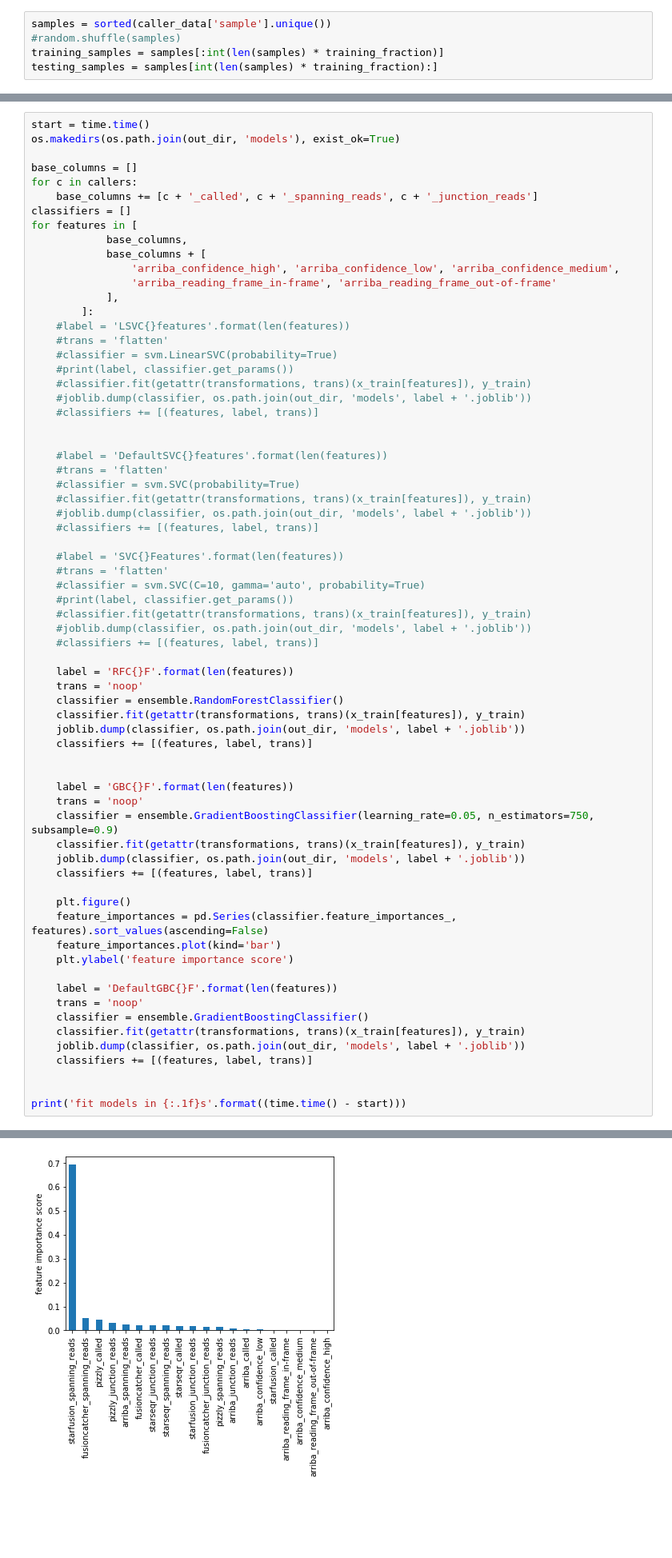
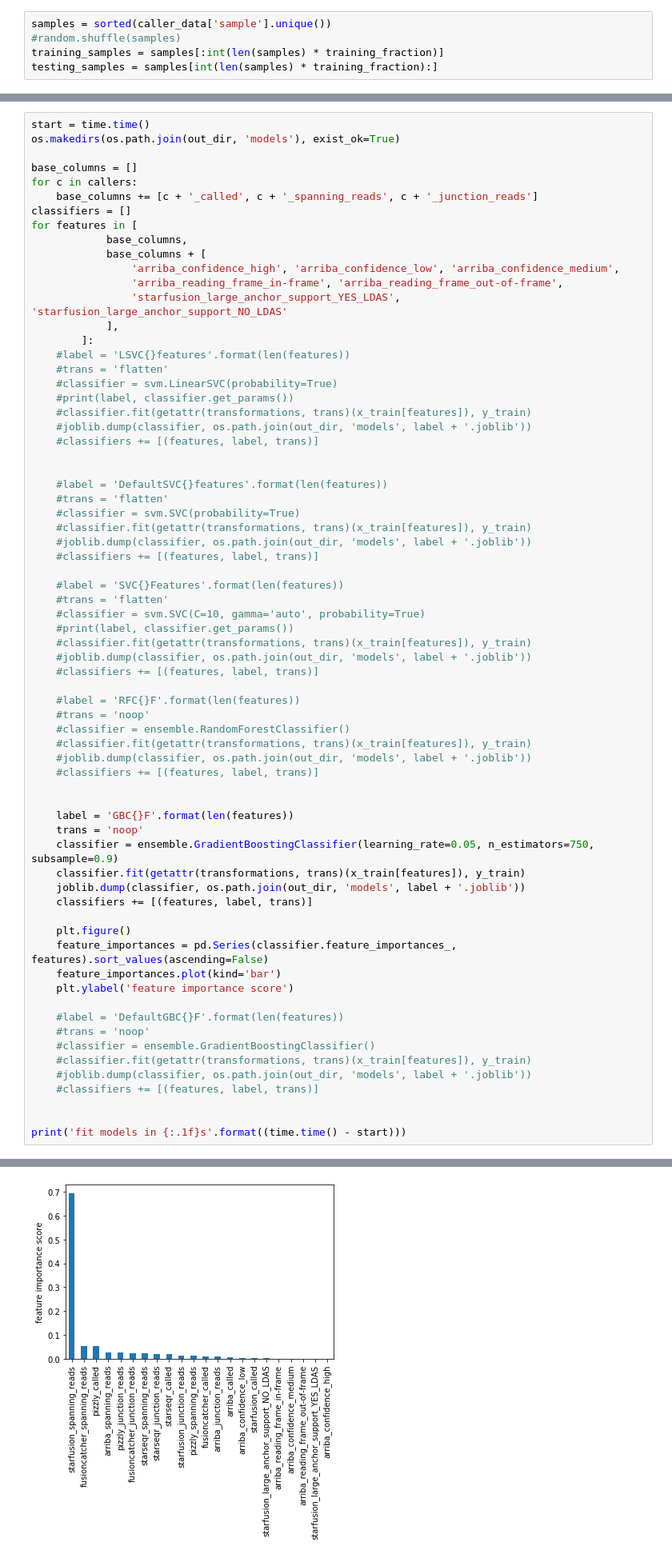
Before and after one commit to olopade-lab/fusion-ensembler, a Jupyter notebook: notebooks/polyfuse-50.ipynb, the cells around one changed output, grey strips where cells are left out. Shown: that part at 80% size. Drawn from its saved outputs; the diff is of its cells as text; blank space fills up the shorter version.

```diff
--- a/notebooks/polyfuse-50.ipynb
+++ b/notebooks/polyfuse-50.ipynb
@@ -68,7 +68,8 @@ for features in [
             base_columns,
             base_columns + [
                 'arriba_confidence_high', 'arriba_confidence_low', 'arriba_confidence_medium',
-                'arriba_reading_frame_in-frame', 'arriba_reading_frame_out-of-frame'
+                'arriba_reading_frame_in-frame', 'arriba_reading_frame_out-of-frame',
+                'starfusion_large_anchor_support_YES_LDAS', 'starfusion_large_anchor_support_NO_LDAS'
             ],
         ]:
     #label = 'LSVC{}features'.format(len(features))
@@ -95,12 +96,12 @@ for features in [
     #joblib.dump(classifier, os.path.join(out_dir, 'models', label + '.joblib'))
     #classifiers += [(features, label, trans)]
 
-    label = 'RFC{}F'.format(len(features))
-    trans = 'noop'
-    classifier = ensemble.RandomForestClassifier()
-    classifier.fit(getattr(transformations, trans)(x_train[features]), y_train)
-    joblib.dump(classifier, os.path.join(out_dir, 'models', label + '.joblib'))
-    classifiers += [(features, label, trans)]
+    #label = 'RFC{}F'.format(len(features))
+    #trans = 'noop'
+    #classifier = ensemble.RandomForestClassifier()
+    #classifier.fit(getattr(transformations, trans)(x_train[features]), y_train)
+    #joblib.dump(classifier, os.path.join(out_dir, 'models', label + '.joblib'))
+    #classifiers += [(features, label, trans)]
 
 
     label = 'GBC{}F'.format(len(features))
@@ -115,12 +116,12 @@ for features in [
     feature_importances.plot(kind='bar')
     plt.ylabel('feature importance score')
 
-    label = 'DefaultGBC{}F'.format(len(features))
-    trans = 'noop'
-    classifier = ensemble.GradientBoostingClassifier()
-    classifier.fit(getattr(transformations, trans)(x_train[features]), y_train)
-    joblib.dump(classifier, os.path.join(out_dir, 'models', label + '.joblib'))
-    classifiers += [(features, label, trans)]
+    #label = 'DefaultGBC{}F'.format(len(features))
+    #trans = 'noop'
+    #classifier = ensemble.GradientBoostingClassifier()
+    #classifier.fit(getattr(transformations, trans)(x_train[features]), y_train)
+    #joblib.dump(classifier, os.path.join(out_dir, 'models', label + '.joblib'))
+    #classifiers += [(features, label, trans)]
 
 
 print('fit models in {:.1f}s'.format((time.time() - start)))
@@ -130,4 +131,4 @@ fit models in 186.0s
-[figure, old version]
+[figure, new version]
 # %%
 x_train.shape, sum(y_train)
 # %% [output]
```
Also changed, not shown: parts of 14 cells of this notebook, 2 other files.
